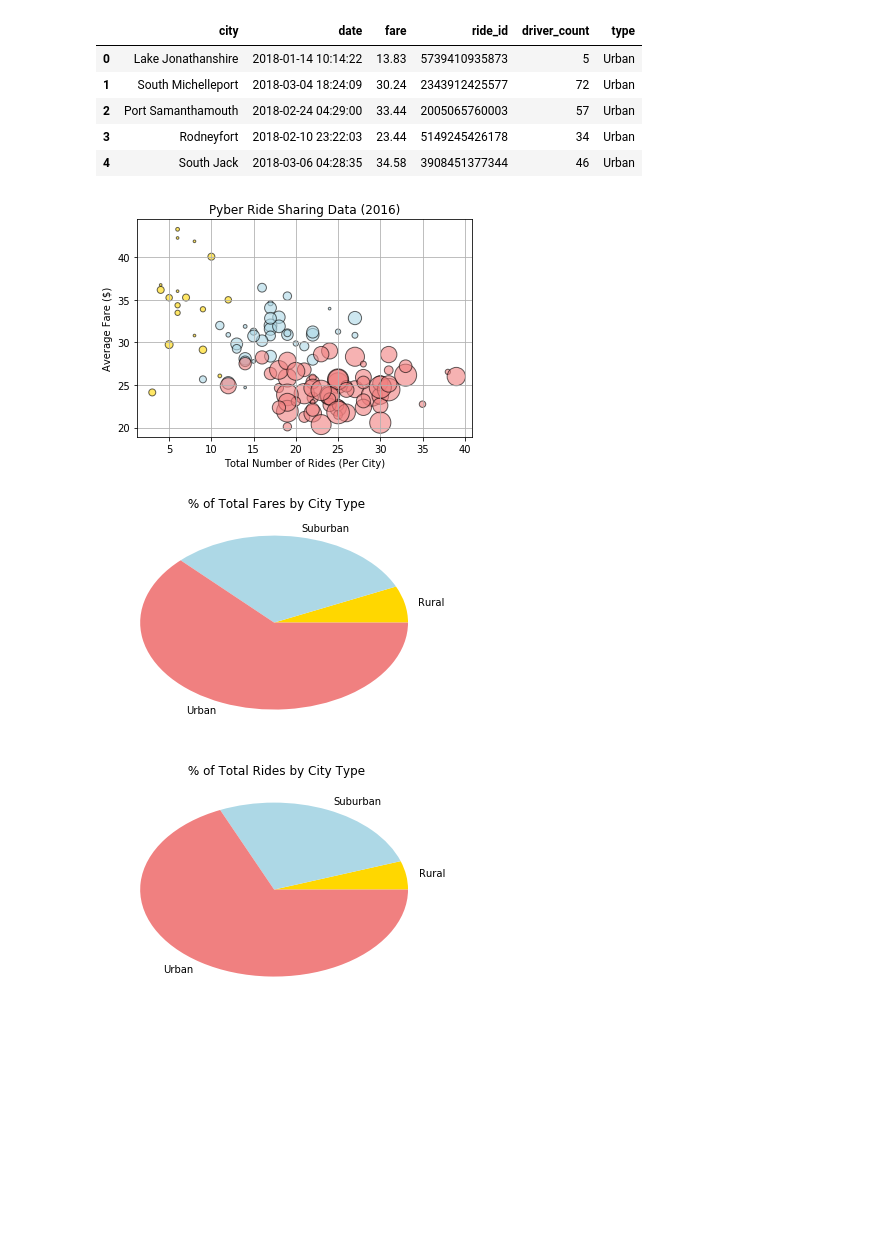
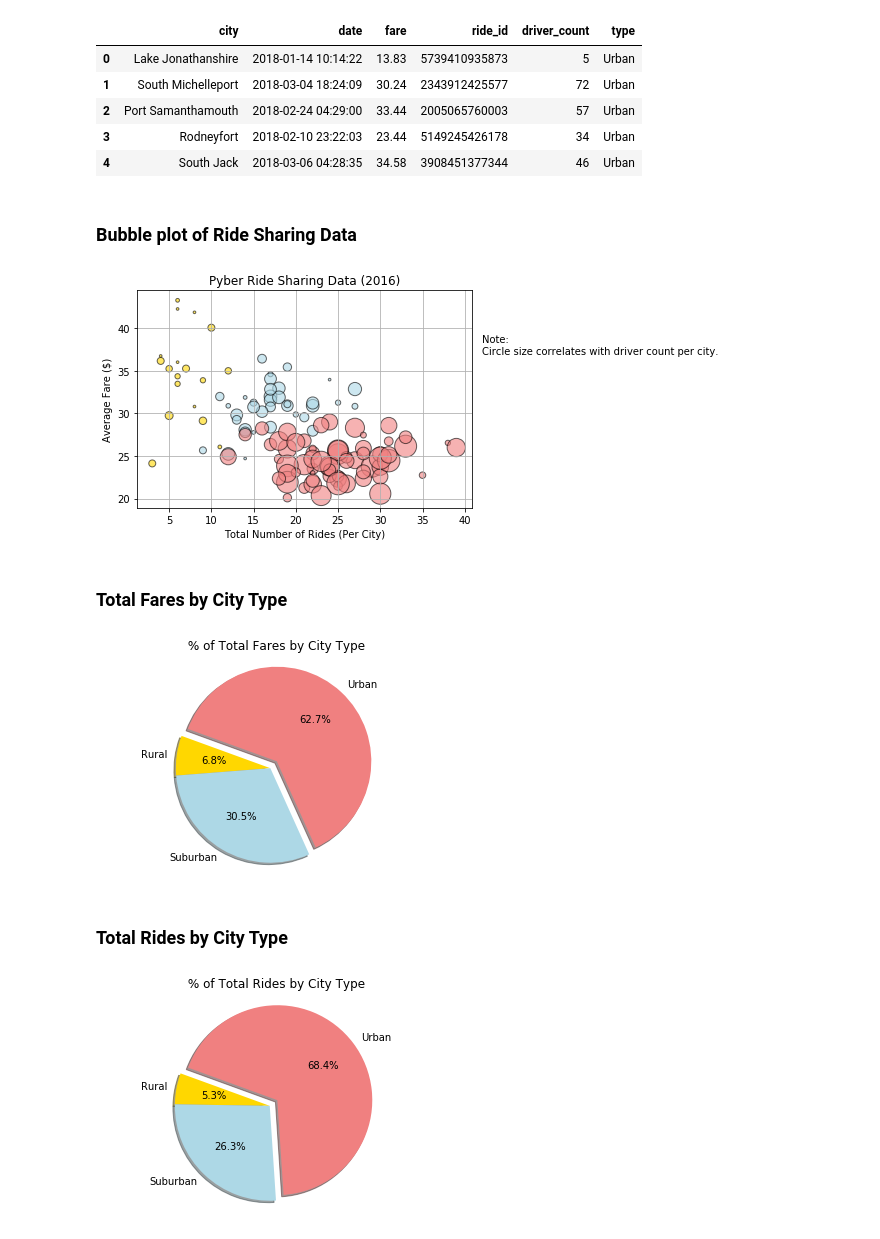
Before and after one commit to reemaratnani/Matplotlib, a Jupyter notebook: Pyber.ipynb, the cells around one changed output. Cells and saved outputs as stored; diff of their text form; code cells hidden in the pictures; blank space fills up the shorter version.

Commit message:
formatting on plots updated

```diff
--- a/Pyber.ipynb
+++ b/Pyber.ipynb
@@ -22,41 +20,51 @@ combined_data.head()
 | 2 | Port Samanthamouth | 2018-02-24 04:29:00 | 33.44 | 2005065760003 | 57 | Urban |
 | 3 | Rodneyfort | 2018-02-10 23:22:03 | 23.44 | 5149245426178 | 34 | Urban |
 | 4 | South Jack | 2018-03-06 04:28:35 | 34.58 | 3908451377344 | 46 | Urban |
+# %% [markdown]
+### Bubble plot of Ride Sharing Data
 # %%
 grouped_data =combined_data.groupby(['type','city'])
 ride_count = grouped_data['city'].value_counts()
 city_fare = grouped_data['fare'].mean()
 driver_count= grouped_data['driver_count'].mean()
 bubble_colors = pd.DataFrame({ "type": ["Rural", "Suburban","Urban"],
                                 "color": ["gold","lightblue","lightcoral"]})
-driver_count_df = pd.DataFrame({"driver count" : driver_count})
-driver_count_df = pd.merge(driver_count_df, bubble_colors, on='type', how='left')
+driver_count = pd.DataFrame({"driver count" : driver_count})
+driver_count_df = pd.merge(driver_count, bubble_colors, on='type', how='left')
+city_types = bubble_colors['type']
 plt.scatter(ride_count,city_fare, s=driver_count_df['driver count']*7, c=driver_count_df['color'], edgecolors= 'k', alpha=0.6)
 plt.title("Pyber Ride Sharing Data (2016)")
 plt.xlabel("Total Number of Rides (Per City)")
 plt.ylabel("Average Fare ($)")
+plt.text(42,37, 'Note:\nCircle size correlates with driver count per city.')
 plt.grid()
+# plt.legend()
 plt.show()
 # %% [output]
-[figure, old version]
+[figure, new version]
+# %% [markdown]
+### Total Fares by City Type
 # %%
-# Total Fare by city type
 grouped_type = combined_data.groupby('type')
 total_fare = grouped_type['fare'].sum()
 percent_fare = round(total_fare*100/total_fare.sum(), 1)
 labels = percent_fare.index
 colors =["gold", "lightblue","lightcoral"]
-explode= (0, 0, 0)
-plt.pie(percent_fare, labels=labels, colors= colors, explode = explode )
+explode= (0, 0, 0.1)
+plt.pie(percent_fare, labels=labels, colors= colors,autopct='%0.1f%%', explode = explode, shadow= True, startangle=160 )
 plt.title(" % of Total Fares by City Type")
+plt.axis('equal')
 plt.show()
 # %% [output]
-[figure, old version]
+[figure, new version]
+# %% [markdown]
+### Total Rides by City Type
 # %%
 total_ride = grouped_type['type'].count()
 percent_ride = round(total_ride*100/total_ride.sum(), 1)
-plt.pie(percent_ride, labels=labels, colors= colors, explode = explode )
+plt.pie(percent_ride, labels=labels, colors= colors, autopct='%0.1f%%', explode= explode, shadow= True, startangle=160 )
+plt.axis('equal')
 plt.title(" % of Total Rides by City Type")
 plt.show()
 # %% [output]
-[figure, old version]
+[figure, new version]
```
Also changed, not shown: parts of 4 cells of this notebook.
